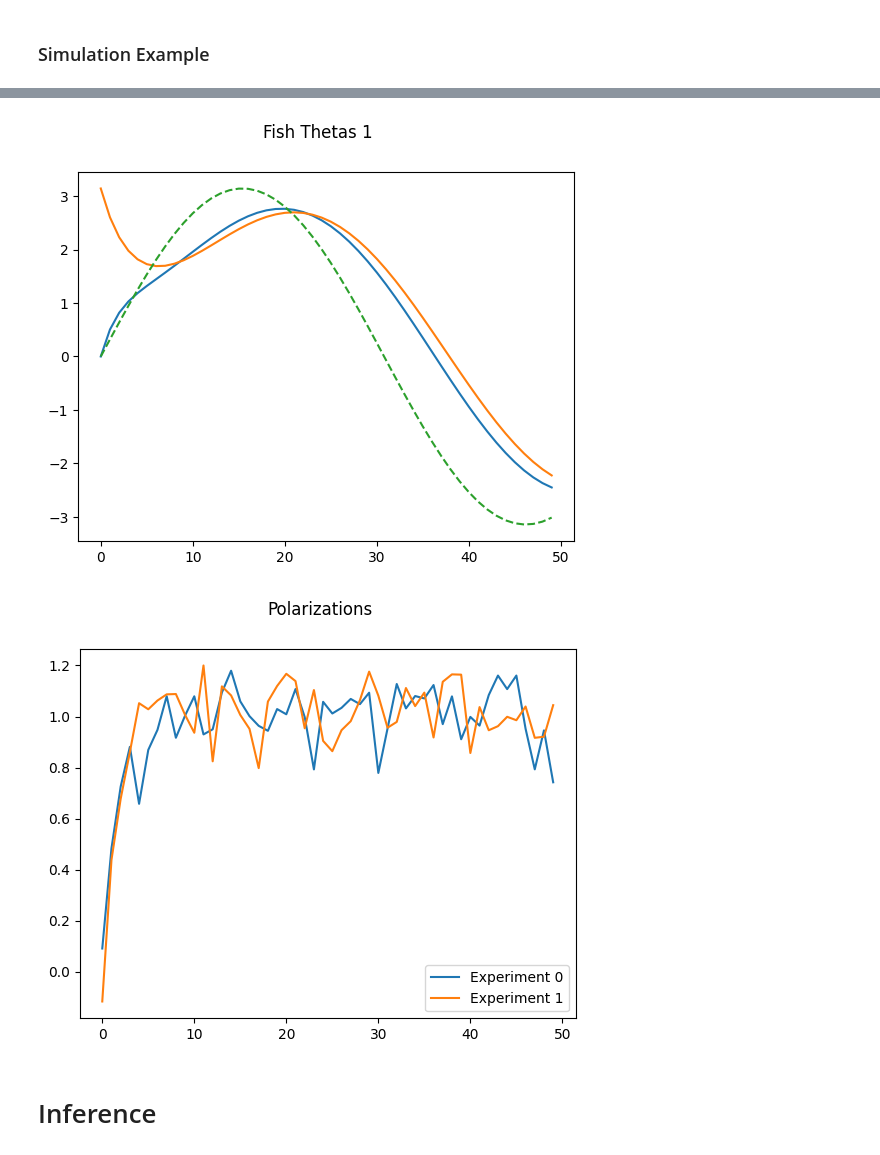
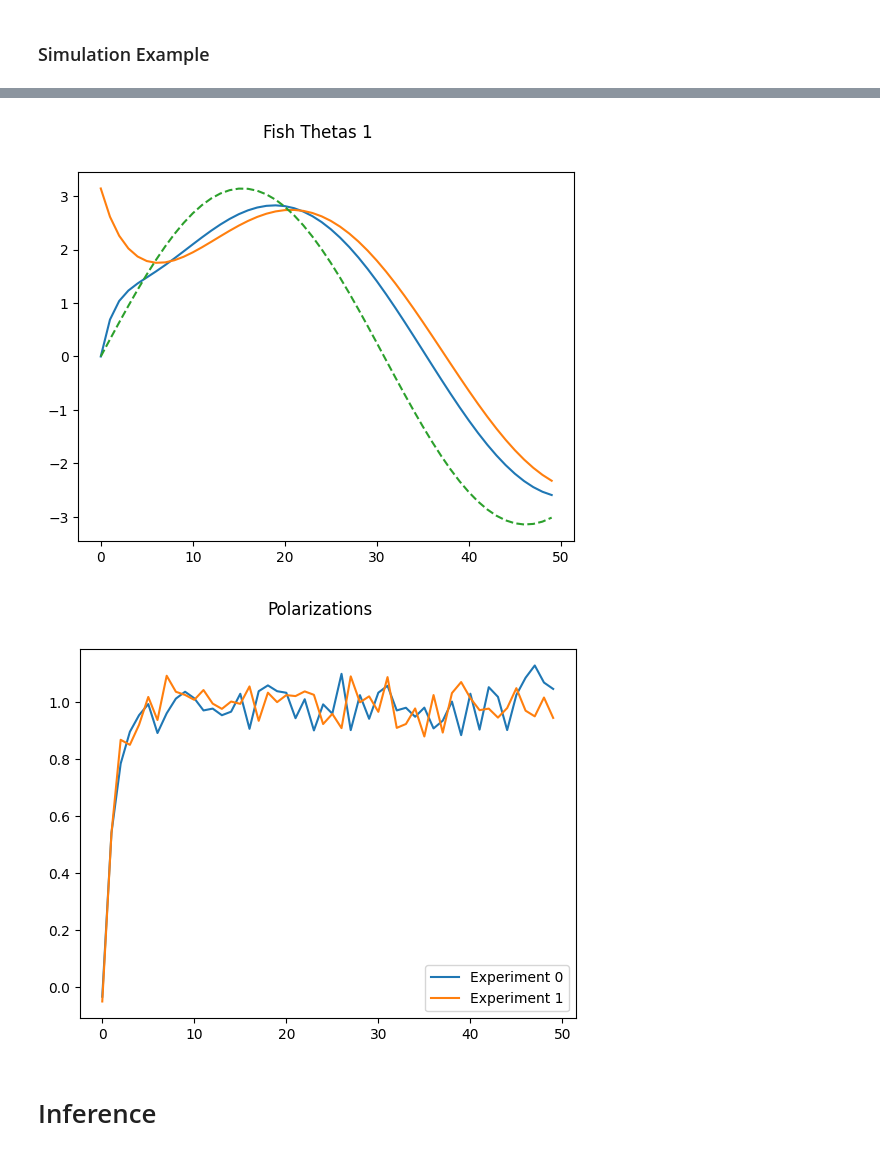
Before and after one commit to BasisResearch/chirho_diffeqpy, a Jupyter notebook: scratch/toy_fish_model2.ipynb, the cells around one changed output, grey strips where cells are left out. Cells and saved outputs as stored; diff of their text form; code cells hidden in the pictures.

```diff
--- a/scratch/toy_fish_model2.ipynb
+++ b/scratch/toy_fish_model2.ipynb
@@ -207,7 +202,7 @@ We can now construct a hierarchical meta-model that simulates multiple experimen
 def copy_coefficient_prior(num_fish: int):
     return sample("copy_coefs", dist.Uniform(0., 10.).expand((num_fish,)).to_event(1))
 
-OBS_NOISE = 0.1
+OBS_NOISE = 0.05
 
 def experimental_meta_model(num_fish: int = 2, experimental_contexts: Tuple = ()):
     copy_coefs = copy_coefficient_prior(num_fish)
@@ -276,8 +271,8 @@ def plot_experiments(trajectories, observed_polarizations):
 
     plt.show()
 # %%
-# with condition(data=dict(copy_coefs=GET_TRUE_COPY_COEFS())):
-with condition(data=dict(copy_coefs=torch.tensor([2., 1.]))):
+with condition(data=dict(copy_coefs=GET_TRUE_COPY_COEFS())):
+# with condition(data=dict(copy_coefs=torch.tensor([2., 1.]))):
     plot_experiments(
         *experimental_meta_model(
             num_fish=2,
@@ -289,5 +284,5 @@ with condition(data=dict(copy_coefs=torch.tensor([2., 1.]))):
-[figure, old version]
+[figure, new version]
-[figure, old version]
+[figure, new version]
 # %% [markdown]
 # Inference
 # %% [markdown]
```
Also changed, not shown: parts of 22 cells of this notebook.
